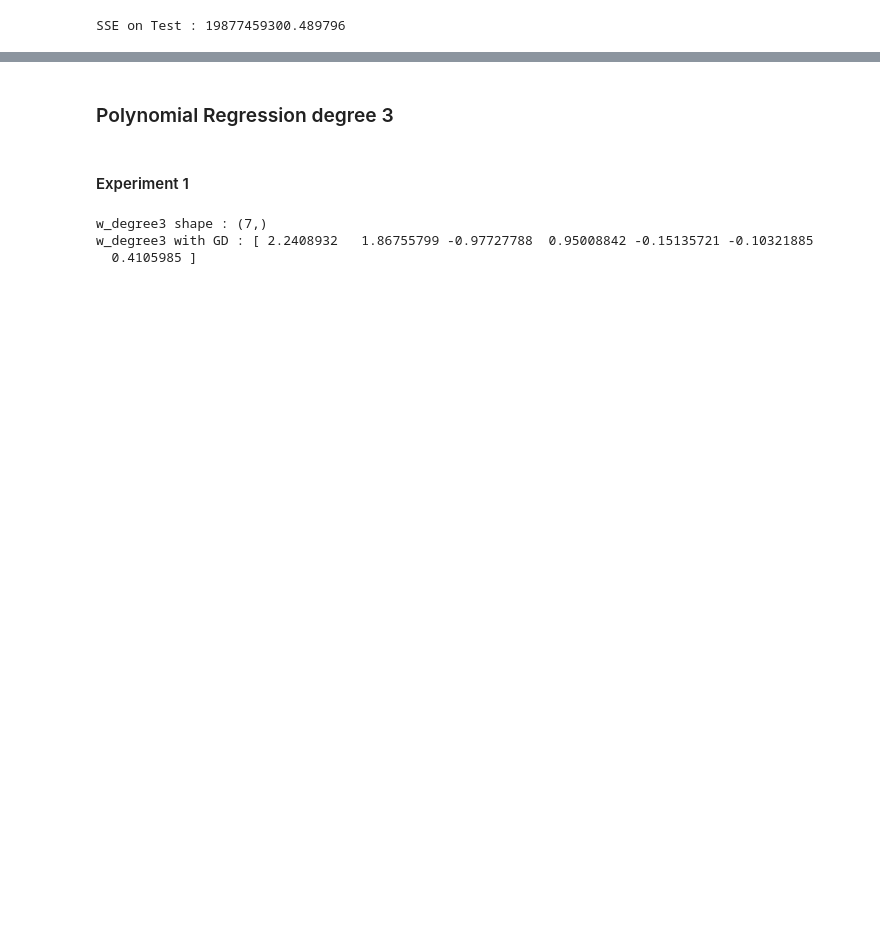
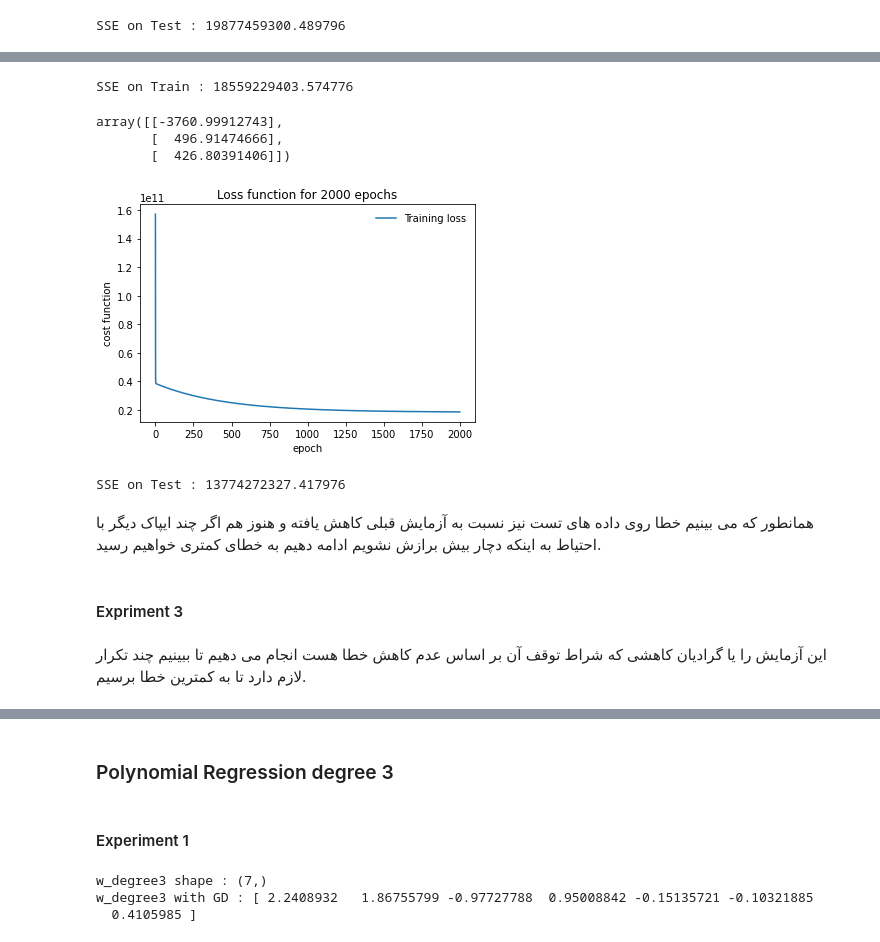
Before and after one commit to ZahraDehghani99/Machine-Learning, a Jupyter notebook: HW1_sol/Regression.ipynb, the cells around one changed output, grey strips where cells are left out. Saved outputs shown, nothing was run; the diff lists cells and outputs as text; code cells hidden in the pictures; blank space fills up the shorter version.

```diff
--- a/HW1_sol/Regression.ipynb
+++ b/HW1_sol/Regression.ipynb
@@ -652,0 +713,5 @@ SSE on Test : 19877459300.489796
+# %%
+alpha = 0.000001
+epoch = 2000
+
+J, theta = gradient_descent1(X_train, data['y'], w_linear, alpha, epoch)
@@ -652,0 +736,39 @@ SSE on Test : 19877459300.489796
+# %%
+print(f'SSE on Train : {J[-1]}')
+# %% [output]
+SSE on Train : 18559229403.574776
+# %%
+theta
+# %% [output]
+array([[-3760.99912743],
+       [  496.91474666],
+       [  426.80391406]])
+# %%
+plt.plot(J, label='Training loss')
+plt.xlabel('epoch')
+plt.ylabel('cost function')
+plt.legend(frameon=False)
+plt.title(f"Loss function for {epoch} epochs")
+plt.show()
+# %% [output]
+[figure, added]
+# %%
+# set the last theta as w_linear
+w_linear_GD = theta
+
+X_test = transform(data['x1_test'], data['x2_test'], 1)
+
+# calculate y_hat for X_test
+y_hat_test = y_hat(X_test, w_linear_GD)
+
+# Calculate SSE on the Test data
+test_loss = loss(data['y_test'], y_hat_test)
+print(f'SSE on Test : {test_loss}')
+# %% [output]
+SSE on Test : 13774272327.417976
+# %% [markdown]
+همانطور که می بینیم خطا روی داده های تست نیز نسبت به آزمایش قبلی کاهش یافته و هنوز هم اگر چند ایپاک دیگر با احتیاط به اینکه دچار بیش برازش نشویم ادامه دهیم به خطای کمتری خواهیم رسید.
+# %% [markdown]
+#### Expriment 3
+# %% [markdown]
+این آزمایش را یا گرادیان کاهشی که شراط توقف آن بر اساس عدم کاهش خطا هست انجام می دهیم تا ببینیم چند تکرار لازم دارد تا به کمترین خطا برسیم.
```
Also changed, not shown: parts of 41 cells of this notebook.
